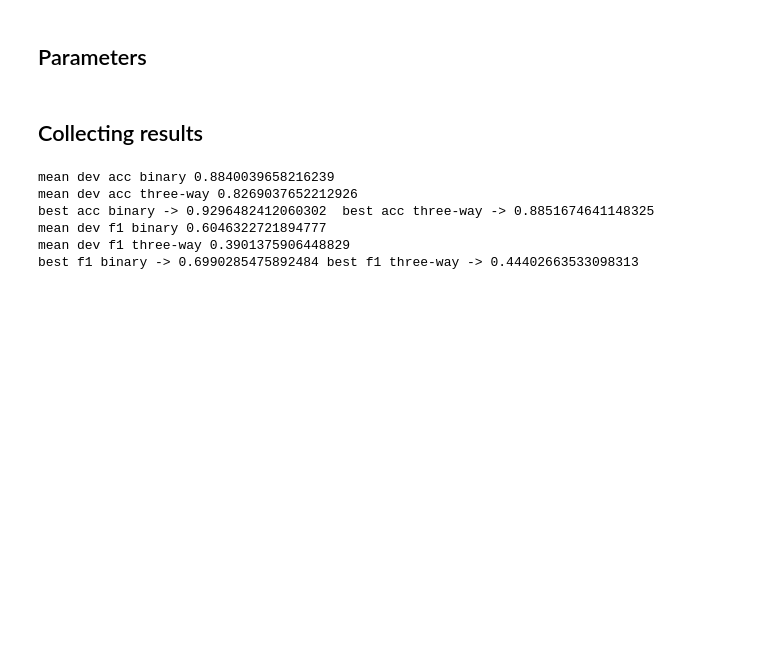
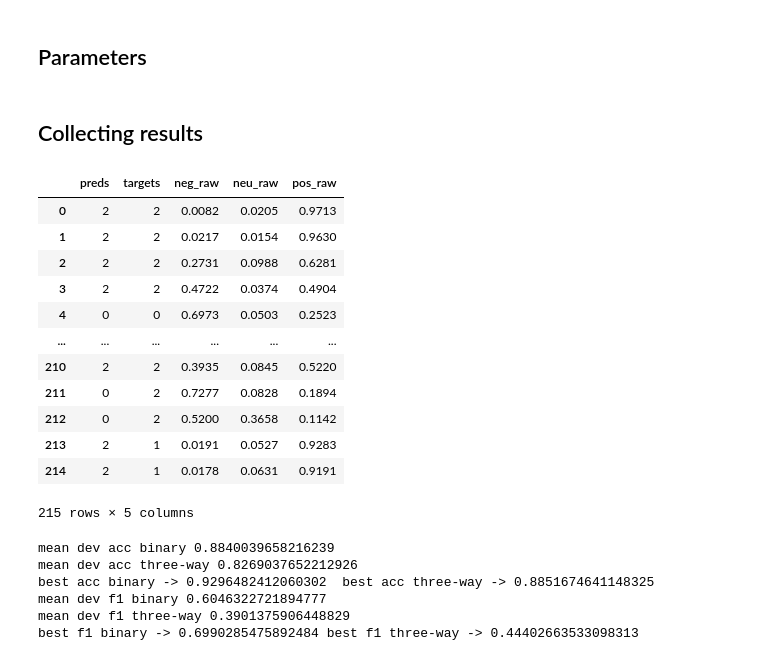
Before and after one commit to ulissesbcorrea/atae-lstm-theano-modified, a Jupyter notebook: processa_results_atae_lstm.ipynb, the cells around one changed output. Drawn from its saved outputs; the diff is of its cells as text; code cells hidden in the pictures; blank space fills up the shorter version.

```diff
--- a/processa_results_atae_lstm.ipynb
+++ b/processa_results_atae_lstm.ipynb
@@ -40,6 +40,37 @@ def no_plot_calculate_metrics(best_model_results, mode = 'dev'):
     cm2 = confusion_matrix(targets, preds)
 
     return rep2, precision2, recall2, fscore2, support2, cm2, rep3, precision3, recall3, fscore3, support3, cm3
+# %%
+def dict_to_dataframe(best_model_results, file_path = '/home/ubcorrea/Doutorado/ExperiemntosTese/Dados/For Experiments', base_file_name = 'ATAE_LSTM'):
+    modes = ['train', 'dev', 'test']
+    for mode in modes:
+        preds = np.array(best_model_results[mode]['preds']).argmax(axis = 1)
+        pred_raw = pd.DataFrame(best_model_results[mode]['preds'])
+        pred_raw.columns = ['neg_raw', 'neu_raw', 'pos_raw']
+        targets = np.array(best_model_results[mode]['solutions']).argmax(axis = 1)
+        dic = {'preds':preds, 'targets': targets}
+        df = pd.DataFrame(dic)
+        df['neg_raw'] = pred_raw['neg_raw']
+        df['neu_raw'] = pred_raw['neu_raw']
+        df['pos_raw'] = pred_raw['pos_raw']
+
+    return df
+# %%
+dict_to_dataframe(best_f1_model2)
+# %% [output]
+|  | preds | targets | neg_raw | neu_raw | pos_raw |
+| 0 | 2 | 2 | 0.0082 | 0.0205 | 0.9713 |
+| 1 | 2 | 2 | 0.0217 | 0.0154 | 0.9630 |
+| 2 | 2 | 2 | 0.2731 | 0.0988 | 0.6281 |
+| 3 | 2 | 2 | 0.4722 | 0.0374 | 0.4904 |
+| 4 | 0 | 0 | 0.6973 | 0.0503 | 0.2523 |
+| ... | ... | ... | ... | ... | ... |
+| 210 | 2 | 2 | 0.3935 | 0.0845 | 0.5220 |
+| 211 | 0 | 2 | 0.7277 | 0.0828 | 0.1894 |
+| 212 | 0 | 2 | 0.5200 | 0.3658 | 0.1142 |
+| 213 | 2 | 1 | 0.0191 | 0.0527 | 0.9283 |
+| 214 | 2 | 1 | 0.0178 | 0.0631 | 0.9191 |
+215 rows × 5 columns
 # %%
 all_dev_acc_2 = []
 all_dev_acc_3 = []
```
Also changed, not shown: parts of 4 cells of this notebook, 3 other files.
